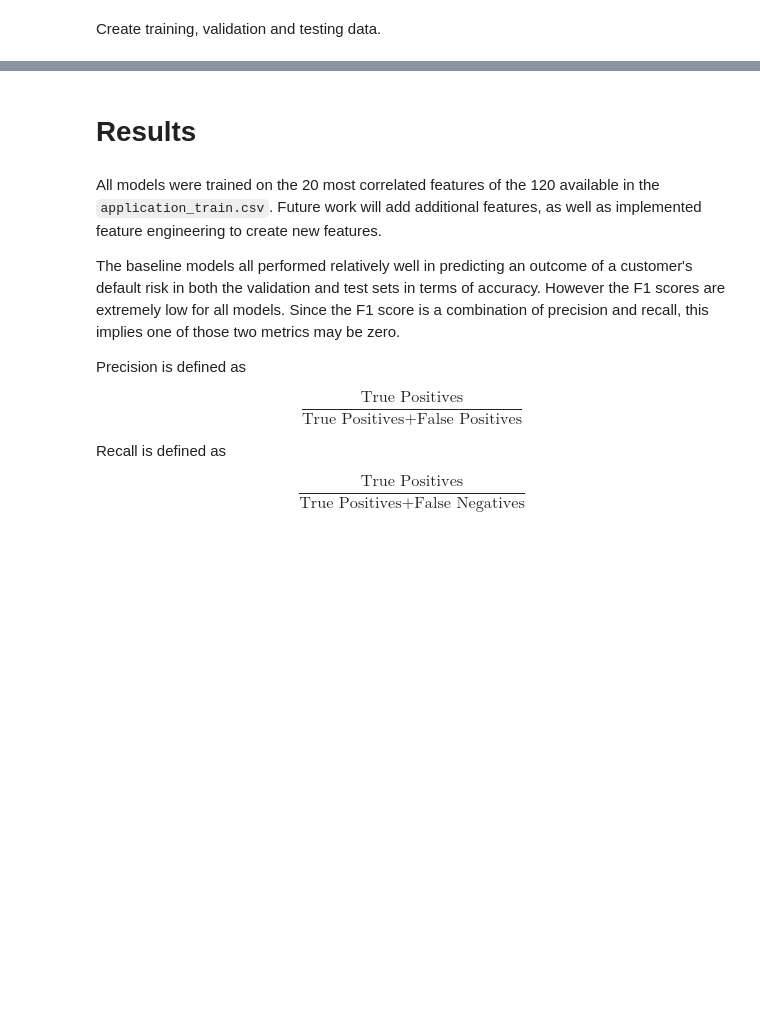
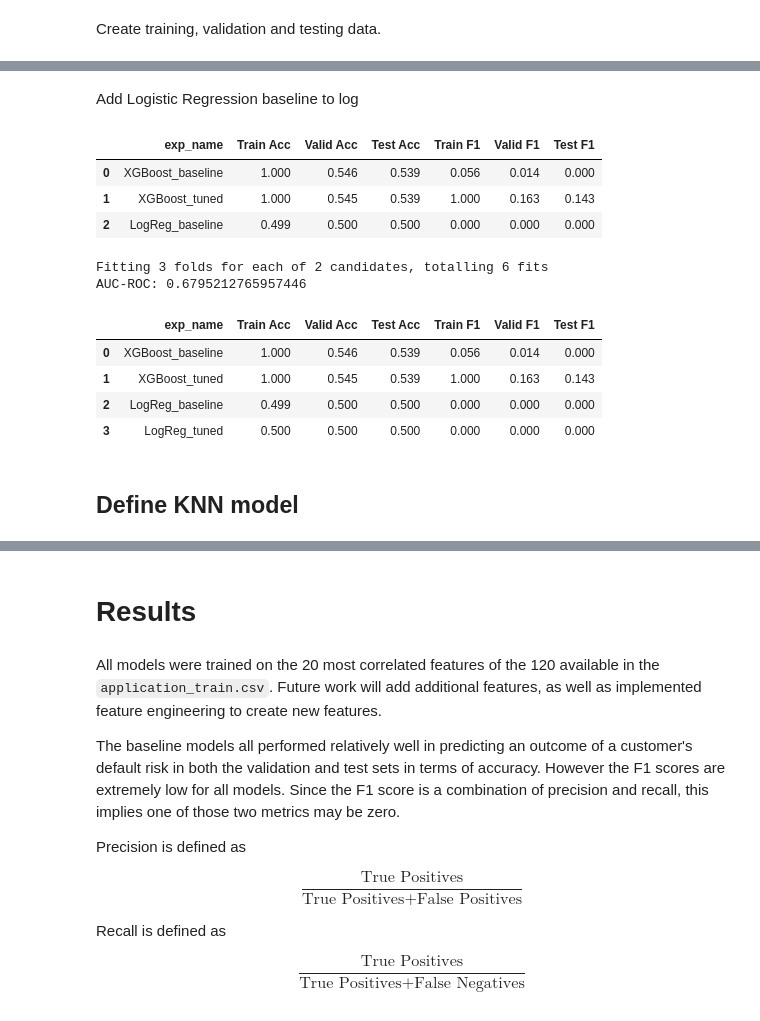
Before and after one commit to pmiller50/IU_AML_SP24_Group9, a Jupyter notebook: Group9_Phase_3_HCDR-Features.ipynb, the cells around one changed output, grey strips where cells are left out. Cells and saved outputs as stored; diff of their text form; code cells hidden in the pictures; blank space fills up the shorter version.

```diff
--- a/Group9_Phase_3_HCDR-Features.ipynb
+++ b/Group9_Phase_3_HCDR-Features.ipynb
@@ -431,0 +758,71 @@ Code adapted from `HW04-LinRegrBoston_Bike-Demand.ipynb`
+# %% [markdown]
+Add Logistic Regression baseline to log
+# %%
+exp_name = "LogReg_baseline"
+
+expLog.loc[len(expLog)] = [f"{exp_name}"] + list(np.round(
+               [roc_auc_score(y_train, log_reg_model.predict(X_train)),
+                roc_auc_score(y_valid, log_reg_model.predict(X_valid)),
+                roc_auc_score(y_test, log_reg_model.predict(X_test)),
+                f1_score(y_train, log_reg_model.predict(X_train)),
+                f1_score(y_valid, log_reg_model.predict(X_valid)),
+                f1_score(y_test, log_reg_model.predict(X_test))],
+    4))
+expLog
+# %% [output]
+|  | exp_name | Train Acc | Valid Acc | Test Acc | Train F1 | Valid F1 | Test F1 |
+| 0 | XGBoost_baseline | 1.000 | 0.546 | 0.539 | 0.056 | 0.014 | 0.000 |
+| 1 | XGBoost_tuned | 1.000 | 0.545 | 0.539 | 1.000 | 0.163 | 0.143 |
+| 2 | LogReg_baseline | 0.499 | 0.500 | 0.500 | 0.000 | 0.000 | 0.000 |
+# %%
+# Create the pipeline with the preprocessor and logistic regression classifier
+logreg_pipeline = Pipeline(steps=[
+    ('preprocessor', preprocessor),
+    ('classifier', LogisticRegression(max_iter=10000))
+])
+
+logreg_param_grid = {
+    'classifier__C': [0.1, 1],
+    # 'classifier__C': [0.1, 1, 10],
+    # 'classifier__penalty': ['l1', 'l2'],
+    # 'classifier__solver': ['liblinear', 'saga']
+}
+
+# Create GridSearchCV with n_jobs=-1 and scoring='roc_auc'
+logreg_grid_search = GridSearchCV(logreg_pipeline, logreg_param_grid, cv=3, scoring='roc_auc', verbose=3, n_jobs=-1)
+
+# Fit the grid search on the training data
+logreg_grid_search.fit(X_train, y_train)
+
+# Get the best estimator from the grid search
+best_logreg_pipeline = logreg_grid_search.best_estimator_
+
+# Predict using the best estimator
+y_pred = best_logreg_pipeline.predict_proba(X_test)[:, 1]
+
+# Calculate the AUC-ROC of the best estimator
+auc_roc = roc_auc_score(y_test, y_pred)
+print(f"AUC-ROC: {auc_roc}")
+# %% [output]
+Fitting 3 folds for each of 2 candidates, totalling 6 fits
+AUC-ROC: 0.6795212765957446
+# %%
+exp_name = "LogReg_tuned"
+
+expLog.loc[len(expLog)] = [f"{exp_name}"] + list(np.round(
+               [roc_auc_score(y_train, best_logreg_pipeline.predict(X_train)),
+                roc_auc_score(y_valid, best_logreg_pipeline.predict(X_valid)),
+                roc_auc_score(y_test, best_logreg_pipeline.predict(X_test)),
+                f1_score(y_train, best_logreg_pipeline.predict(X_train)),
+                f1_score(y_valid, best_logreg_pipeline.predict(X_valid)),
+                f1_score(y_test, best_logreg_pipeline.predict(X_test))],
+    4))
+expLog
+# %% [output]
+|  | exp_name | Train Acc | Valid Acc | Test Acc | Train F1 | Valid F1 | Test F1 |
+| 0 | XGBoost_baseline | 1.000 | 0.546 | 0.539 | 0.056 | 0.014 | 0.000 |
+| 1 | XGBoost_tuned | 1.000 | 0.545 | 0.539 | 1.000 | 0.163 | 0.143 |
+| 2 | LogReg_baseline | 0.499 | 0.500 | 0.500 | 0.000 | 0.000 | 0.000 |
+| 3 | LogReg_tuned | 0.500 | 0.500 | 0.500 | 0.000 | 0.000 | 0.000 |
+# %% [markdown]
+## Define KNN model
```
Also changed, not shown: parts of 69 cells of this notebook, 1 other file.
